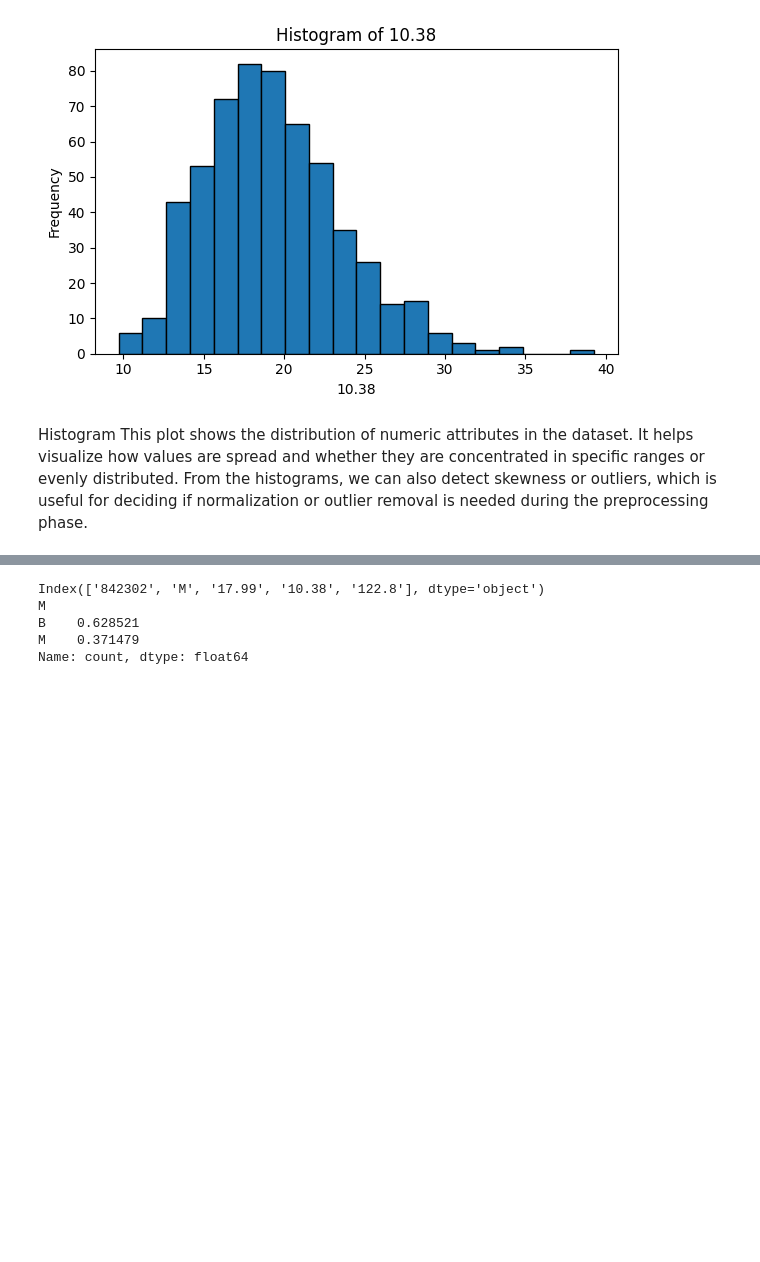
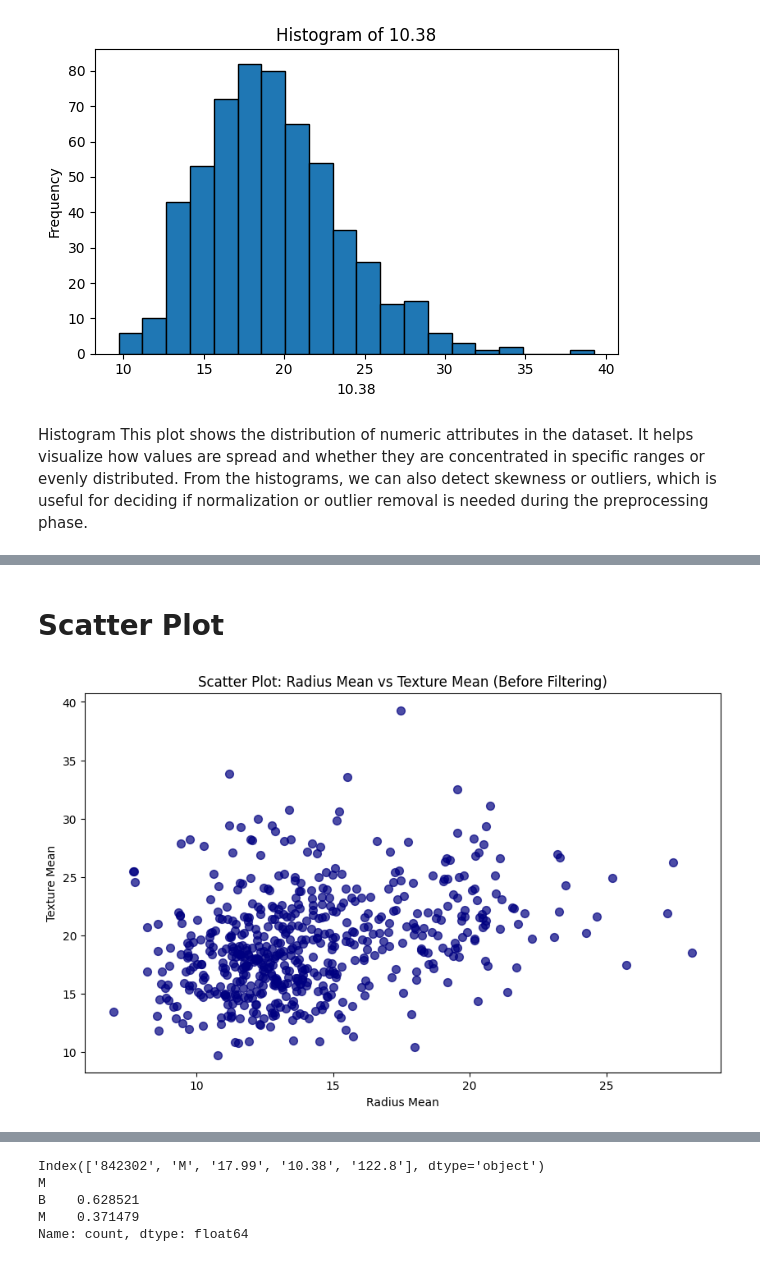
Before and after one commit to halaaab/IT_326-Project-Group-1, a Jupyter notebook: Phase2.ipynb, the cells around one changed output, grey strips where cells are left out. Drawn from its saved outputs; the diff is of its cells as text; code cells hidden in the pictures; blank space fills up the shorter version.

```diff
--- a/Phase2.ipynb
+++ b/Phase2.ipynb
@@ -358,0 +377,16 @@ Histogram This plot shows the distribution of numeric attributes in the dataset.
+# %% [markdown]
+# **Scatter Plot**
+# %%
+import matplotlib.pyplot as plt
+
+x = data['radius_mean']
+y = data['texture_mean']
+
+plt.figure(figsize=(10,6))
+plt.scatter(x, y, color='#000080', marker='o', s=50, alpha=0.7)
+plt.xlabel('Radius Mean')
+plt.ylabel('Texture Mean')
+plt.title('Scatter Plot: Radius Mean vs Texture Mean (Before Filtering)')
+plt.show()
+# %% [output]
+[figure, added]
```
Also changed, not shown: parts of 11 cells of this notebook.
